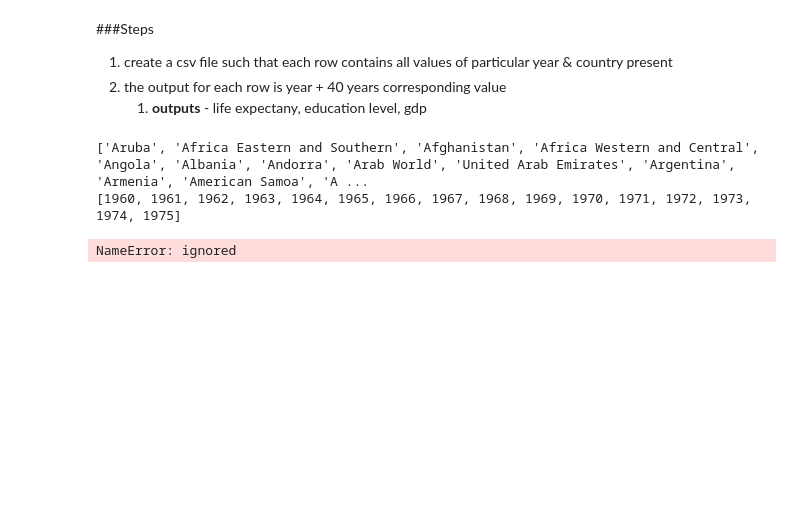
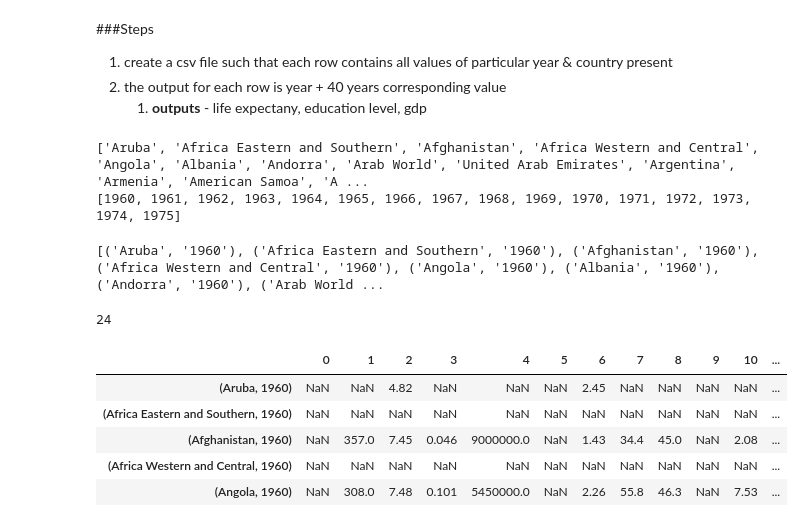
Before and after one commit to jaya-shankar/Human-Development-Prediction, a Jupyter notebook: load_data.ipynb, the cells around one changed output. Drawn from its saved outputs; the diff is of its cells as text; code cells hidden in the pictures; blank space fills up the shorter version.

Commit message:
created code block to build input dataframe

```diff
--- a/load_data.ipynb
+++ b/load_data.ipynb
@@ -115,10 +115,31 @@ import itertools
-# %%
-all_combinations = []
-countries_permutations = itertools.permutations(countries, len(years))
-
-for each_permutation in countries_permutations:
-  zipped = zip(each_permutation, years)
-  all_combinations.append(list(zipped))
-print(all_combinations)
-# %% [output]
-NameError: ignored
+# %%
+keys=[]
+for y in years:
+  for c in countries:
+    keys.append((c,str(y)))
+print(keys)
+# %% [output]
+[('Aruba', '1960'), ('Africa Eastern and Southern', '1960'), ('Afghanistan', '1960'), ('Africa Western and Central', '1960'), ('Angola', '1960'), ('Albania', '1960'), ('Andorra', '1960'), ('Arab World ...
+# %%
+big_dic = {k : [] for k in keys}
+for path in datasets_path:
+  df = pd.read_csv(datasets_path[path])
+  df.set_index("Country", inplace=True)
+  for k in keys:
+    try:
+      big_dic[k].append(df.loc[k[0]][k[1]])
+    except:
+      big_dic[k].append(np.NaN)
+# %%
+print(len(datasets_path))
+# %% [output]
+24
+# %%
+input_df = pd.DataFrame.from_dict(big_dic,orient='index')
+# %% [output]
+|  | 0 | 1 | 2 | 3 | 4 | 5 | 6 | 7 | 8 | 9 | 10 | ... |
+| (Aruba, 1960) | NaN | NaN | 4.82 | NaN | NaN | NaN | 2.45 | NaN | NaN | NaN | NaN | ... |
+| (Africa Eastern and Southern, 1960) | NaN | NaN | NaN | NaN | NaN | NaN | NaN | NaN | NaN | NaN | NaN | ... |
+| (Afghanistan, 1960) | NaN | 357.0 | 7.45 | 0.046 | 9000000.0 | NaN | 1.43 | 34.4 | 45.0 | NaN | 2.08 | ... |
+| (Africa Western and Central, 1960) | NaN | NaN | NaN | NaN | NaN | NaN | NaN | NaN | NaN | NaN | NaN | ... |
+| (Angola, 1960) | NaN | 308.0 | 7.48 | 0.101 | 5450000.0 | NaN | 2.26 | 55.8 | 46.3 | NaN | 7.53 | ... |
```
Also changed, not shown: parts of 3 cells of this notebook.
